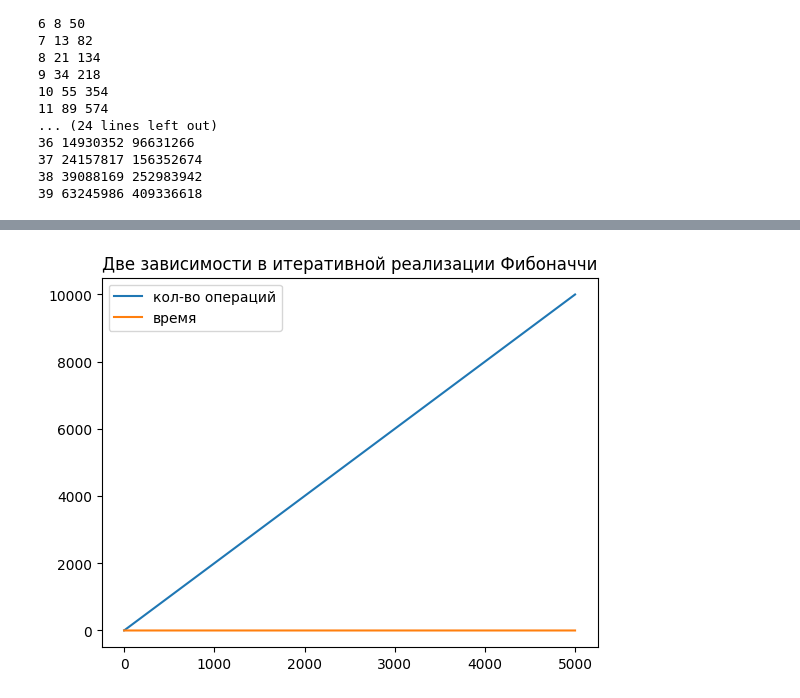
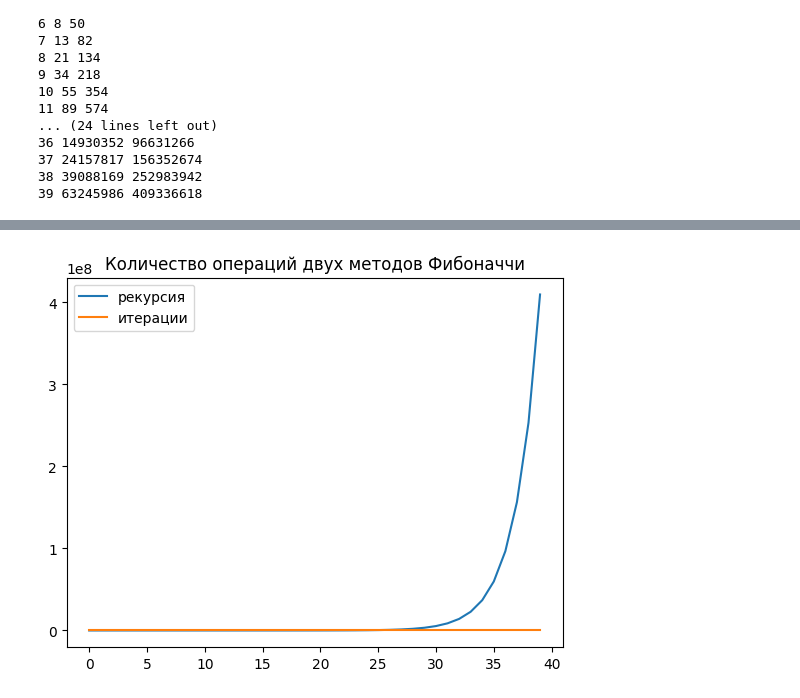
Before and after one commit to dreamy-timmy/algorithms-and-complexity-analysis_subject, a Jupyter notebook: lab1.ipynb, the cells around one changed output, grey strips where cells are left out. Cells and saved outputs as stored; diff of their text form; code cells hidden in the pictures.

```diff
--- a/lab1.ipynb
+++ b/lab1.ipynb
@@ -13,3 +12,8 @@ def recursive_fibonacci(n: int):
     # f_n_2, op_count_2 = recursive_fibonacci(n-2) # op_count_1 = 4
 
     return recursive_fibonacci(n-1) + recursive_fibonacci(n-2) # 1 operation
+# %%
+op_count = 0
+
+res = recursive_fibonacci(8)
+print(f"Total operations: {op_count}, Fibonacci(8) = {res}")
@@ -84,10 +58,17 @@ plt.show()
 def iterative_fibonacci(n: int):
     global op_count
     op_count += 1
-    numbers = [0, 1] # 1 op
+    if n == 0:
+        op_count += 1
+        return 0
+    elif n == 1:
+        op_count += 2
+        return 1
     op_count += 1
-    for _ in range(n-2+1): # 1 op
-        op_count += 2
-        numbers.append(numbers[-1]+numbers[-2]) # 2 op
+    a, b = 0, 1 # 1 op
     op_count += 1
-    return numbers[-1]  # 1 op
+    for _ in range(2, n+1): # 1 op
+        op_count += 1
+        a, b = b, a+b
+    op_count += 1
+    return b  # 1 op
@@ -99,8 +87,8 @@ iterative_fibonacci(4), op_count
 # %%
 import time
-n_values = range(5000)
-operations_values = []
-time_values = []
+n_values = range(40)
+operations_values_iter = []
+time_values_iter = []
 
 for n in n_values:
     op_count = 0
@@ -109,6 +97,6 @@ for n in n_values:
     end_time = time.time()
     print(n, result, op_count)
 
-    operations_values.append(op_count)
-    time_values.append(end_time-start_time)
+    operations_values_iter.append(op_count)
+    time_values_iter.append(end_time-start_time)
 # %% [output]
@@ -152,10 +142,11 @@ time_values
 # %%
 import matplotlib.pyplot as plt
 
-plt.title('Две зависимости в итеративной реализации Фибоначчи')
+plt.title('Количество операций двух методов Фибоначчи')
+
 plt.plot(n_values, operations_values)
-plt.plot(n_values, time_values)
-plt.legend(['кол-во операций', 'время'])
+plt.plot(n_values, operations_values_iter)
+plt.legend(['рекурсия', 'итерации'])
 plt.show()
 # %% [output]
-[figure, old version]
+[figure, new version]
```
Also changed, not shown: parts of 11 cells of this notebook, 8 other files.
